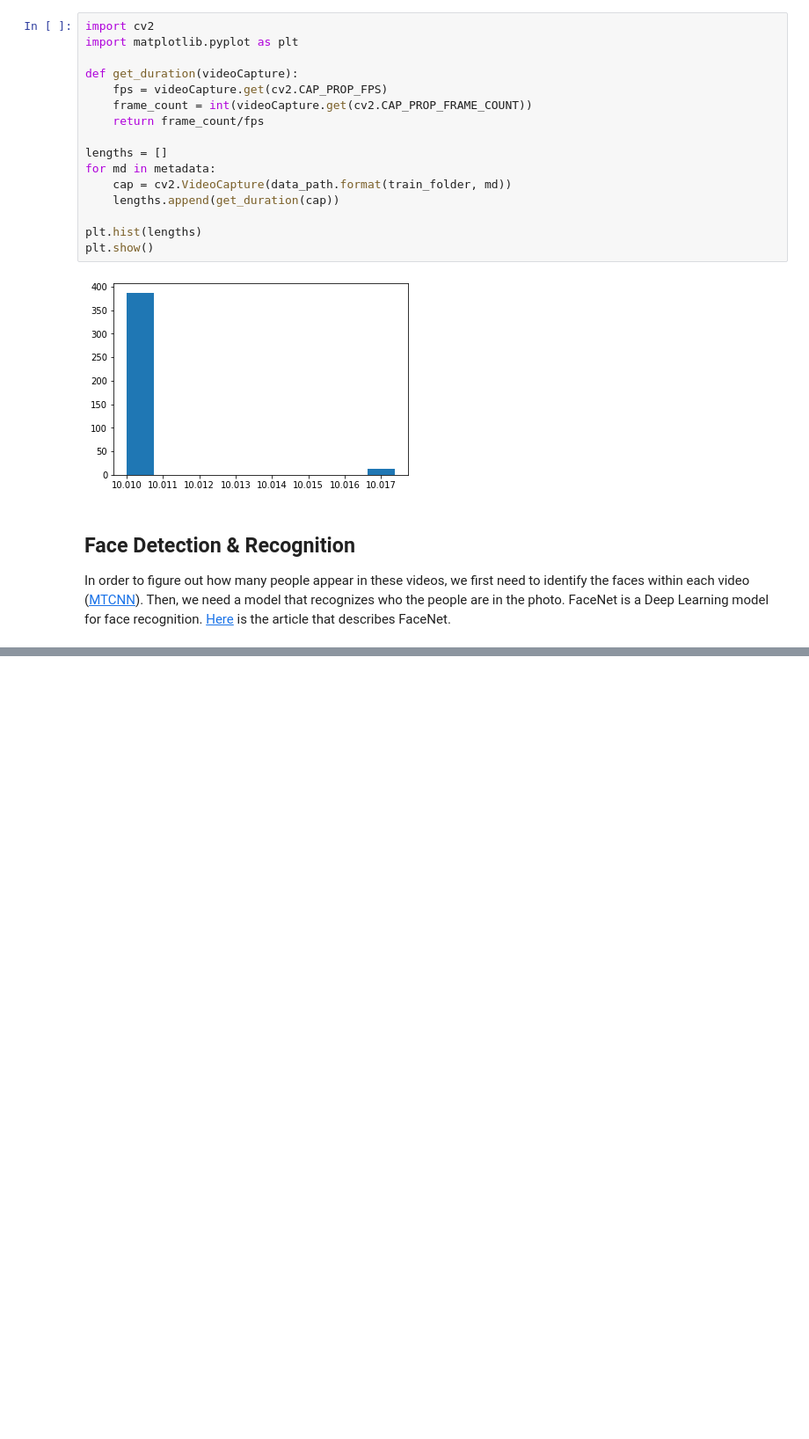
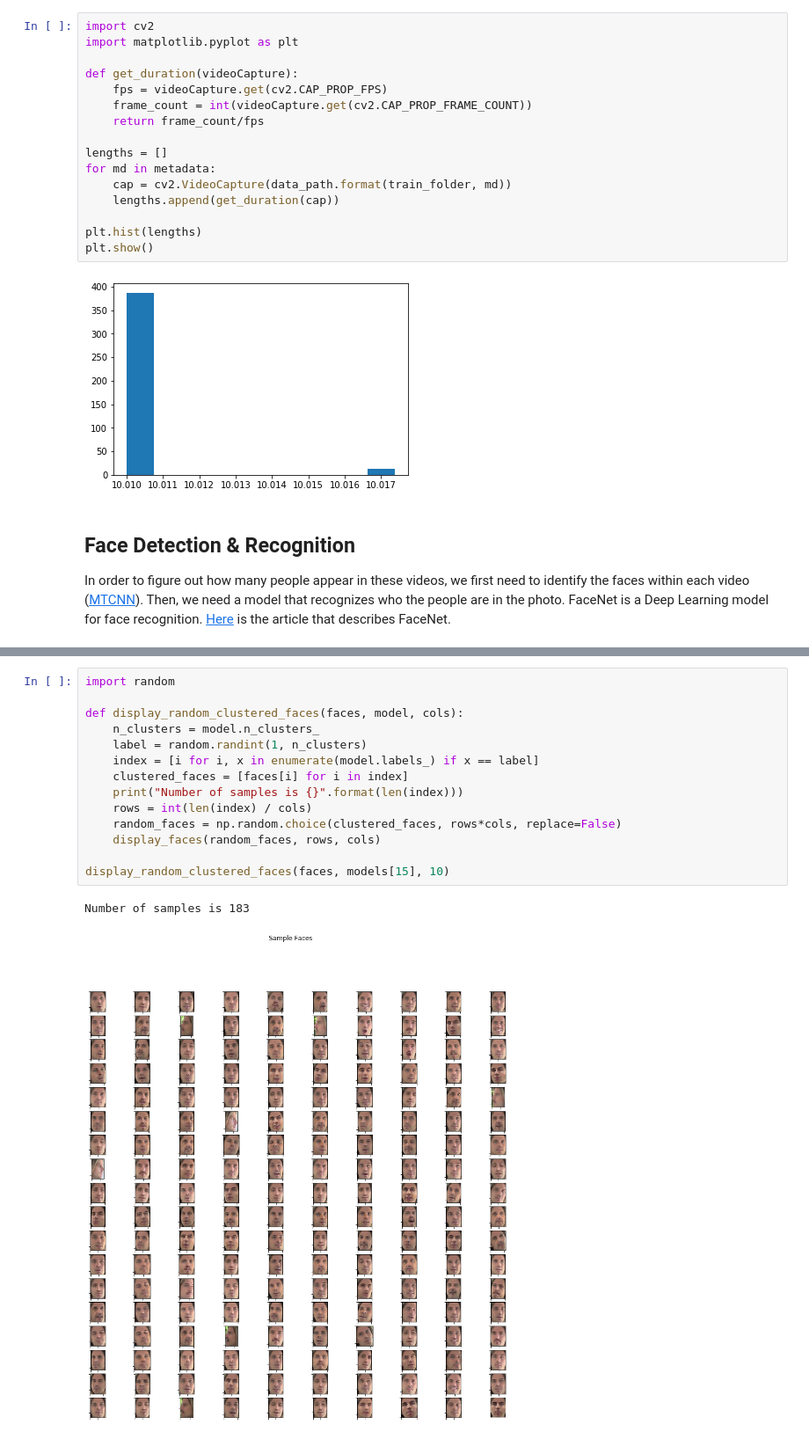
Before and after one commit to Shahin-A/Exercise, a Jupyter notebook: ML/DeepFake.ipynb, the cells around one changed output, grey strips where cells are left out. Shown at 88% size. Drawn from its saved outputs; the diff is of its cells as text; blank space fills up the shorter version.

```diff
--- a/ML/DeepFake.ipynb
+++ b/ML/DeepFake.ipynb
@@ -99,0 +156,17 @@ len(faces)
+# %%
+import random
+
+def display_random_clustered_faces(faces, model, cols):
+    n_clusters = model.n_clusters_
+    label = random.randint(1, n_clusters)
+    index = [i for i, x in enumerate(model.labels_) if x == label]
+    clustered_faces = [faces[i] for i in index]
+    print("Number of samples is {}".format(len(index)))
+    rows = int(len(index) / cols)
+    random_faces = np.random.choice(clustered_faces, rows*cols, replace=False)
+    display_faces(random_faces, rows, cols)
+
+display_random_clustered_faces(faces, models[15], 10)
+# %% [output]
+Number of samples is 183
+[figure, added]
```
Also changed, not shown: parts of 7 cells of this notebook.
